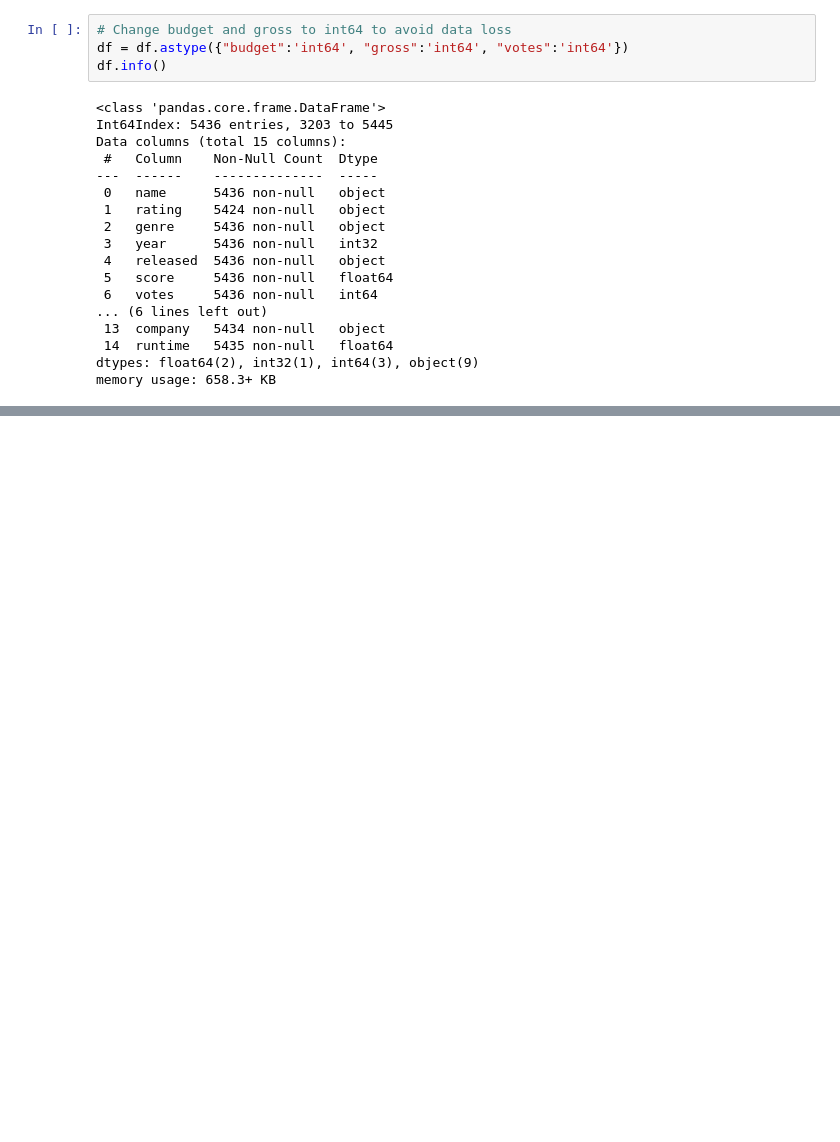
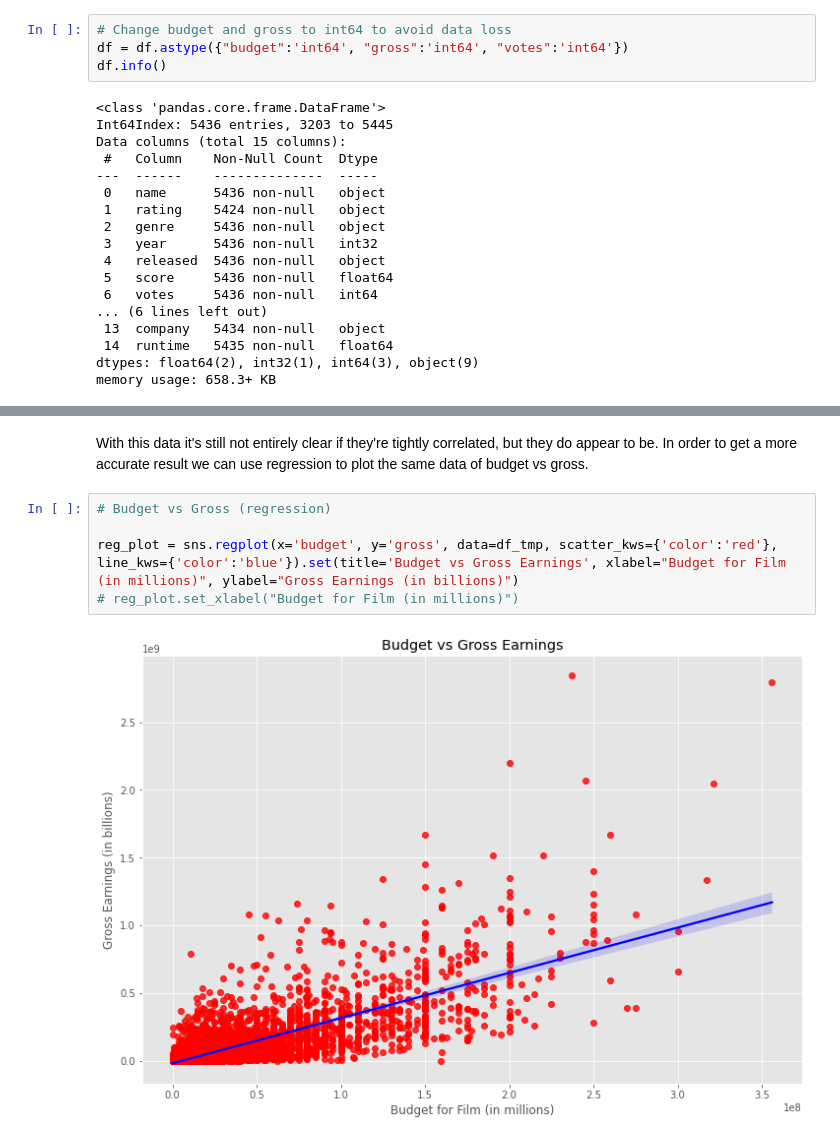
Before and after one commit to DanielContreras/Movie-Industry-Analysis, a Jupyter notebook: source/analysis.ipynb, the cells around one changed output, grey strips where cells are left out. Cells and saved outputs as stored; diff of their text form; blank space fills up the shorter version.

```diff
--- a/source/analysis.ipynb
+++ b/source/analysis.ipynb
@@ -135,0 +150,9 @@ memory usage: 658.3+ KB
+# %% [markdown]
+With this data it's still not entirely clear if they're tightly correlated, but they do appear to be. In order to get a more accurate result we can use regression to plot the same data of budget vs gross.
+# %%
+# Budget vs Gross (regression)
+
+reg_plot = sns.regplot(x='budget', y='gross', data=df_tmp, scatter_kws={'color':'red'}, line_kws={'color':'blue'}).set(title='Budget vs Gross Earnings', xlabel="Budget for Film (in millions)", ylabel="Gross Earnings (in billions)")
+# reg_plot.set_xlabel("Budget for Film (in millions)")
+# %% [output]
+[figure, added]
```
Also changed, not shown: parts of 7 cells of this notebook.
